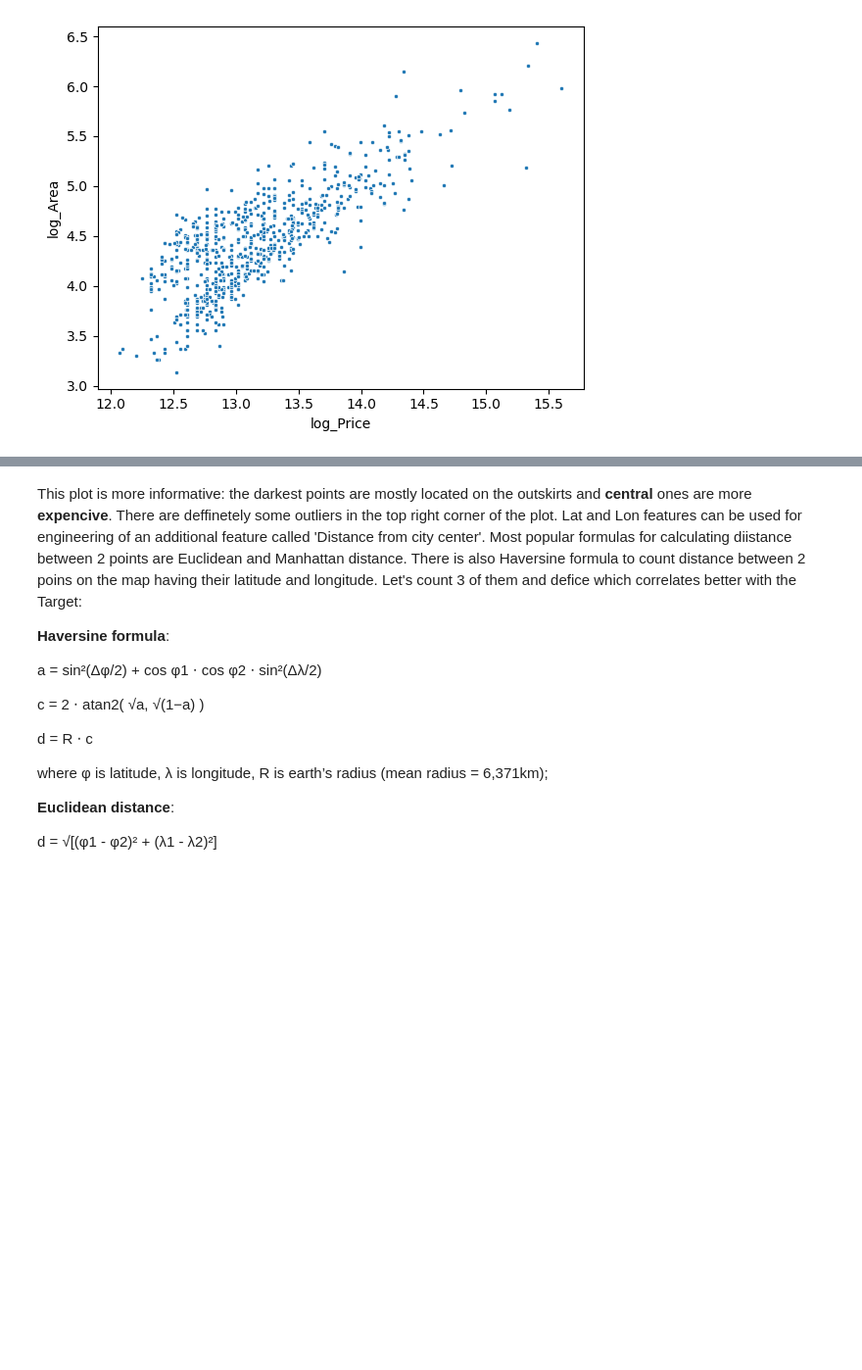
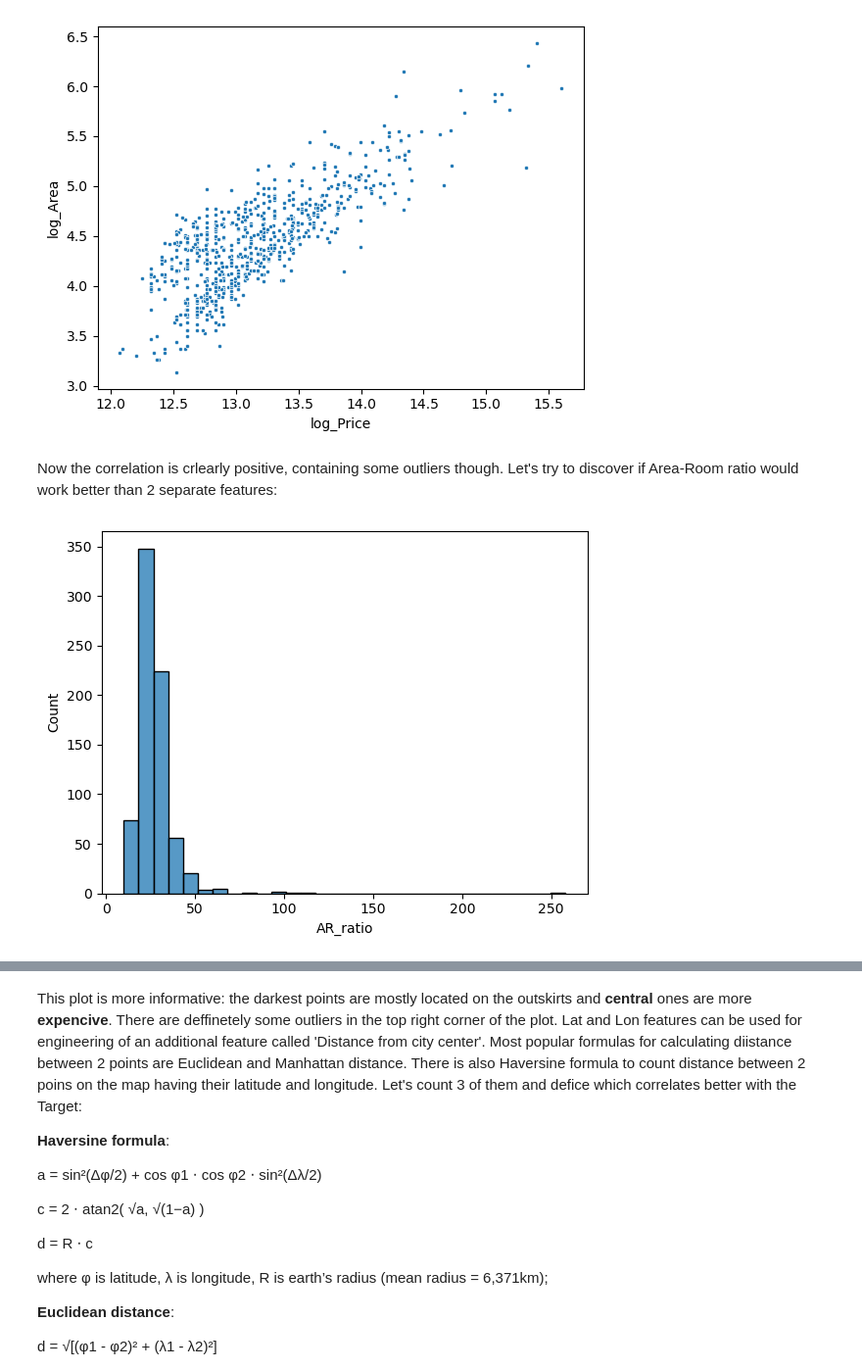
Before and after one commit to nadiia-duiunova/House_price, a Jupyter notebook: Stat inference.ipynb, the cells around one changed output, grey strips where cells are left out. Shown at 98% size. Cells and saved outputs as stored; diff of their text form; code cells hidden in the pictures; blank space fills up the shorter version.

Commit message:
Add and analyze "Area-Room ratio" feature

```diff
--- a/Stat inference.ipynb
+++ b/Stat inference.ipynb
@@ -297,3 +301,11 @@ sns.scatterplot(data = data, x = 'log_Price', y = 'log_Area', marker='.')
 # %% [output]
 <Axes: xlabel='log_Price', ylabel='log_Area'>
 [figure]
+# %% [markdown]
+Now the correlation is crlearly positive, containing some outliers though.
+Let's try to discover if Area-Room ratio would work better than 2 separate features:
+# %%
+data['AR_ratio'] = data['Area'] / data['Room']
+plot = sns.histplot(x = data['AR_ratio'], bins = 30)
+# %% [output]
+[figure, added]
```
Also changed, not shown: parts of 43 cells of this notebook.
